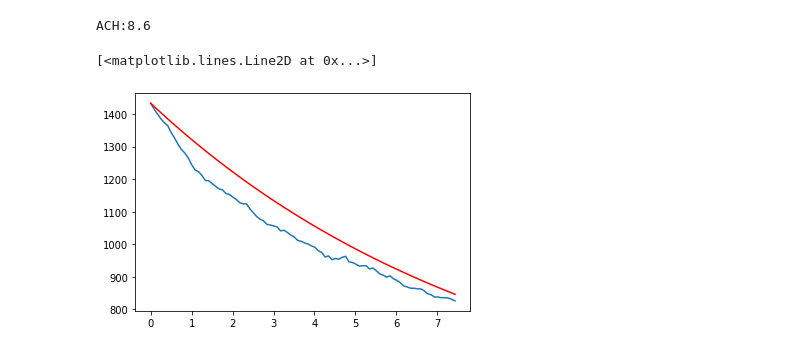
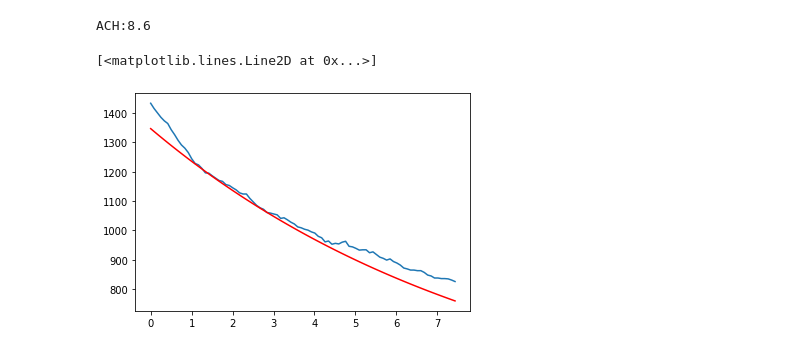
Before and after one commit to p-v-o-s/co2data-analysis, a Jupyter notebook: jupyter/heating_mar_04_2020/air_change_rate.ipynb, the cells around one changed output. Drawn from its saved outputs; the diff is of its cells as text; code cells hidden in the pictures.

```diff
--- a/jupyter/heating_mar_04_2020/air_change_rate.ipynb
+++ b/jupyter/heating_mar_04_2020/air_change_rate.ipynb
@@ -217,9 +217,9 @@ print("ACH:"+str(round(tau,1)))
 ACH:8.6
 # %%
 exp_arg=p[0]*x
-y_fit = amplitude*np.exp(exp_arg)+co2_outside
+y_fit = amplitude*np.exp(exp_arg)+co2_outside+amplitude*p[1]
 plt.plot(x,y)
 plt.plot(x,y_fit,'r')
 # %% [output]
 [<matplotlib.lines.Line2D at 0x...>]
-[figure, old version]
+[figure, new version]
```
